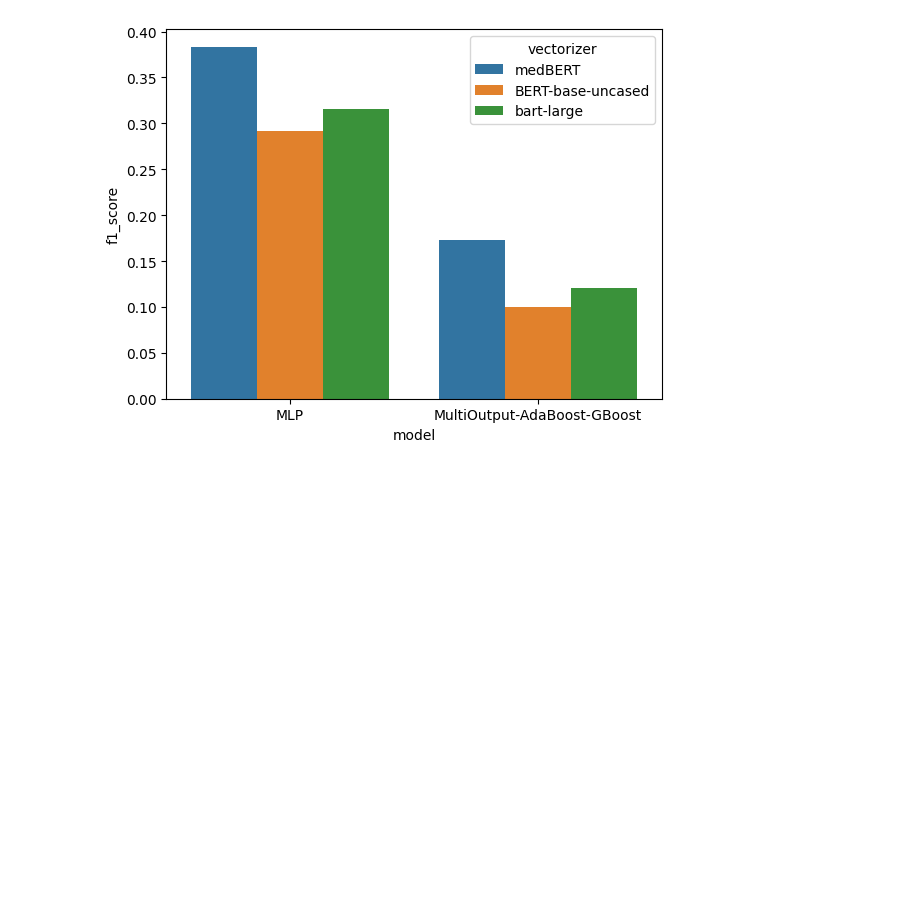
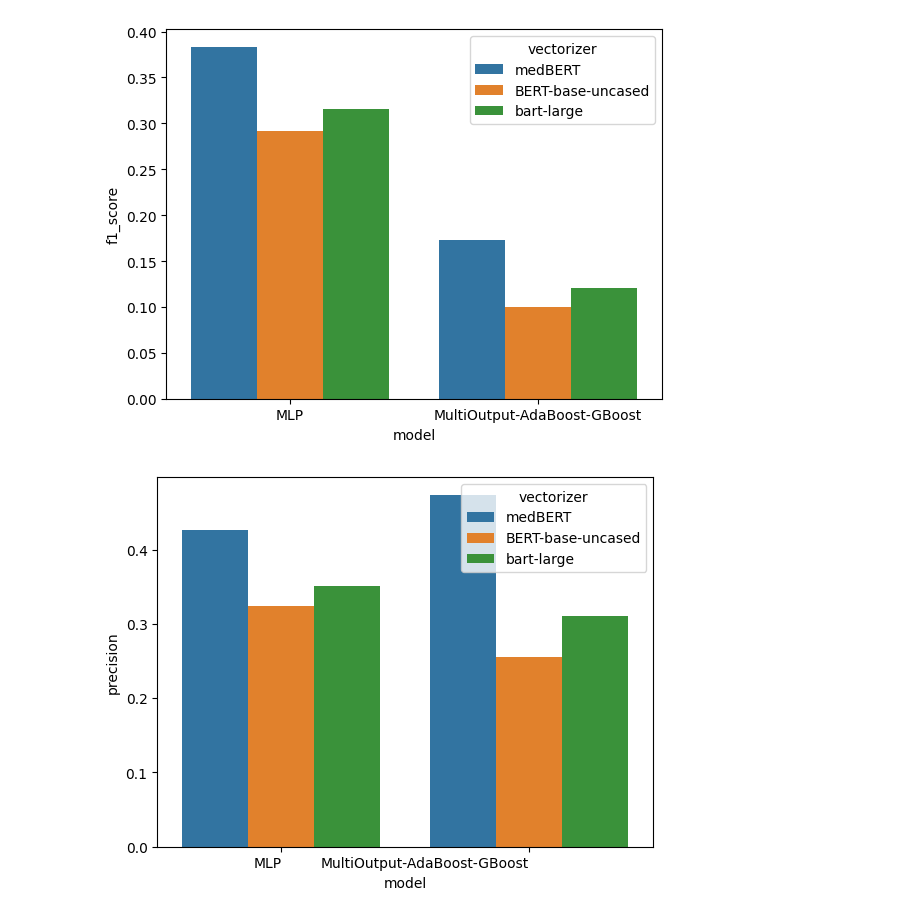
Before and after one commit to esedesam/GPT-Challenge, a Jupyter notebook: gptChallengeEn.ipynb, the cells around one changed output. Cells and saved outputs as stored; diff of their text form; code cells hidden in the pictures; blank space fills up the shorter version.

Commit message:
Ejecutado gridsearchcv para tener los outputs en el de español. Añadidas gráficas de precision y recall para los transformers en el notebook de textos en inglés

```diff
--- a/gptChallengeEn.ipynb
+++ b/gptChallengeEn.ipynb
@@ -612,3 +614,19 @@ plt.savefig('./results/images/scoresDfEN_f1.png', bbox_inches='tight')
 plt.show()
 # %% [output]
 [figure]
+# %%
+# Graficar también la precision
+
+sns.barplot(x='model', y='precision', hue='vectorizer', data=scoresDfEN)
+plt.xticks(rotation=0, ha='right')
+
+# Guardar el plot en results/images antes de mostrarlo
+if not os.path.exists('./results/images'):
+    os.makedirs('./results/images')
+
+plt.savefig('./results/images/scoresDfEN_precision.png', bbox_inches='tight')
+
+# Mostrar el plot después de guardarlo
+plt.show()
+# %% [output]
+[figure, added]
```
Also changed, not shown: parts of 3 cells of this notebook, 1 other file.
